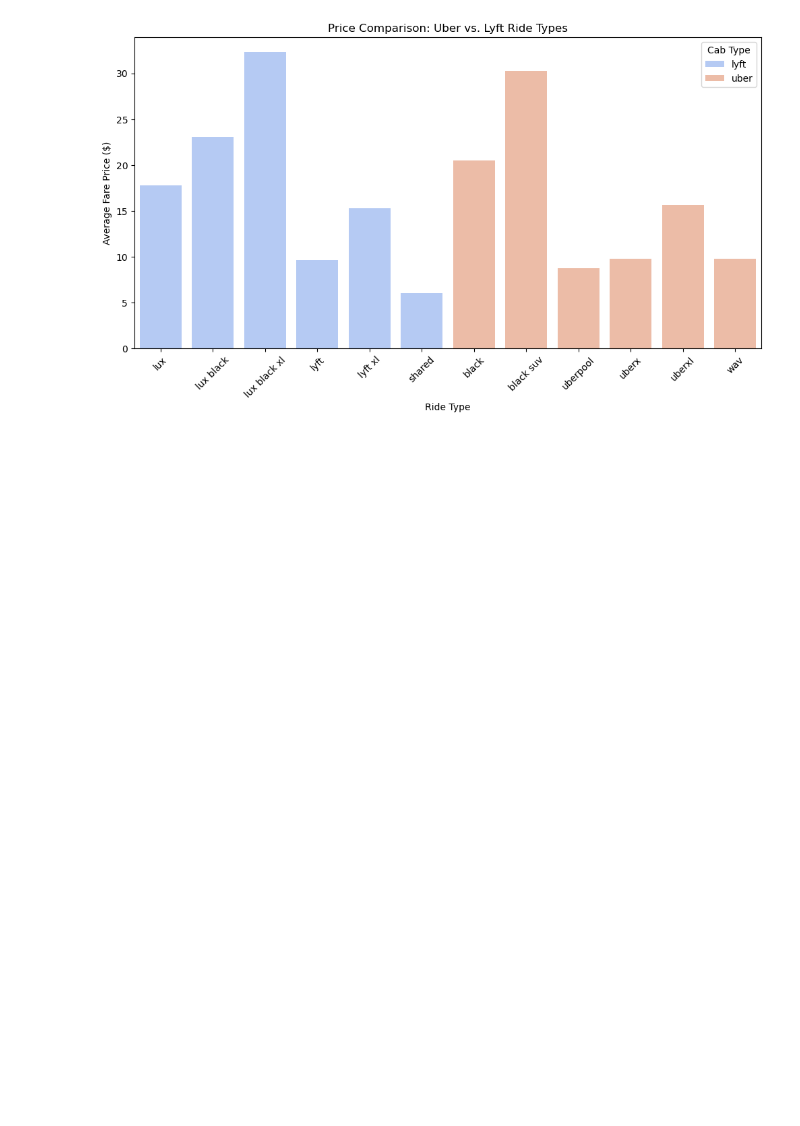
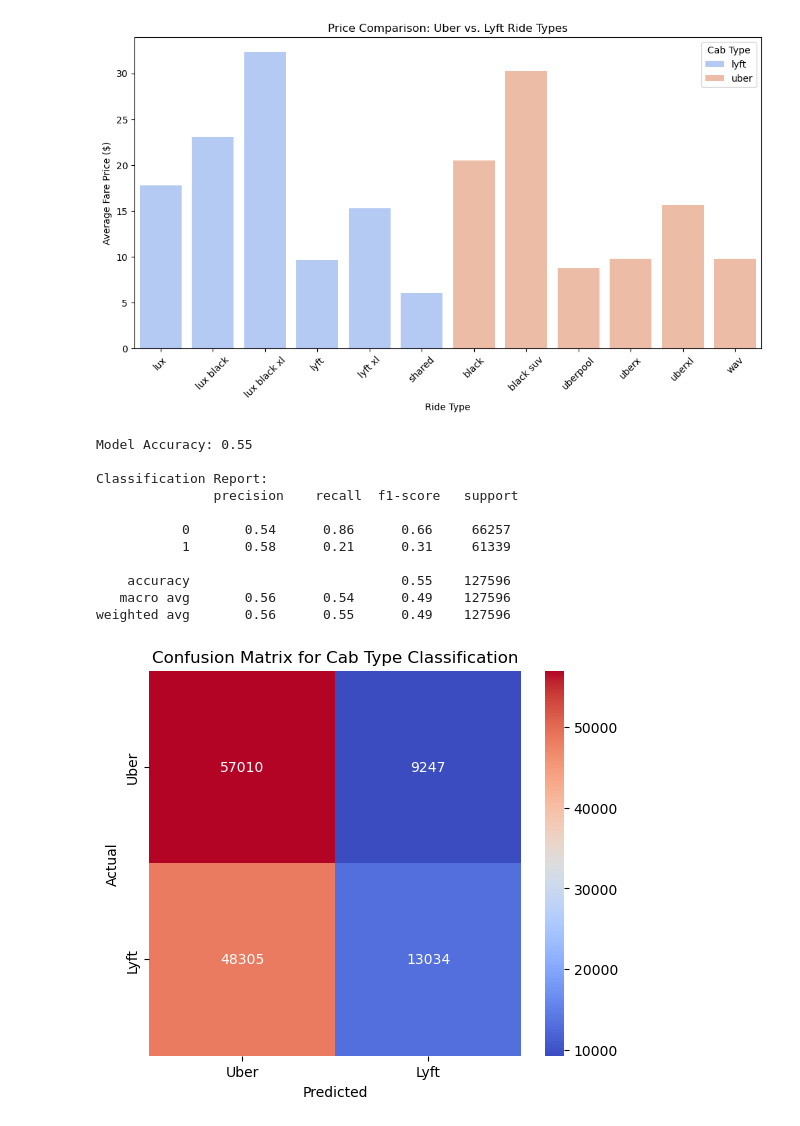
Before and after one commit to Priyanshu15082004/Data-visualization, a Jupyter notebook: NewuberDataAnalysis.ipynb, the cells around one changed output. Saved outputs shown, nothing was run; the diff lists cells and outputs as text; code cells hidden in the pictures; blank space fills up the shorter version.

```diff
--- a/NewuberDataAnalysis.ipynb
+++ b/NewuberDataAnalysis.ipynb
@@ -234,3 +234,71 @@ plt.legend(title="Cab Type")
 plt.show()
 # %% [output]
 [figure]
+# %%
+import pandas as pd
+import numpy as np
+import sqlite3
+import matplotlib.pyplot as plt
+import seaborn as sns
+from sklearn.model_selection import train_test_split
+from sklearn.preprocessing import StandardScaler, OneHotEncoder
+from sklearn.linear_model import LogisticRegression
+from sklearn.metrics import accuracy_score, classification_report, confusion_matrix
+
+# Connect to SQLite database
+conn = sqlite3.connect("rideshare_database.db")
+
+# Load data
+df = pd.read_sql("SELECT * FROM rideshare_data", conn)
+
+# Selecting relevant features
+features = ['price', 'distance', 'surge_multiplier']
+df = df.dropna(subset=features)  # Remove rows with missing values
+
+# Convert cab_type to binary (Uber=0, Lyft=1)
+df['cab_type'] = df['cab_type'].map({'uber': 0, 'lyft': 1})
+
+# Splitting data into features (X) and target variable (y)
+X = df[features]
+y = df['cab_type']
+
+# Split into training and testing sets (80% train, 20% test)
+X_train, X_test, y_train, y_test = train_test_split(X, y, test_size=0.2, random_state=42)
+
+# Standardize features (Scaling for better performance)
+scaler = StandardScaler()
+X_train = scaler.fit_transform(X_train)
+X_test = scaler.transform(X_test)
+
+# Train Logistic Regression Model
+model = LogisticRegression()
+model.fit(X_train, y_train)
+
+# Make predictions
+y_pred = model.predict(X_test)
+
+# Model Evaluation
+accuracy = accuracy_score(y_test, y_pred)
+print(f"Model Accuracy: {accuracy:.2f}")
+print("\nClassification Report:\n", classification_report(y_test, y_pred))
+
+# Confusion Matrix Visualization
+plt.figure(figsize=(6,5))
+sns.heatmap(confusion_matrix(y_test, y_pred), annot=True, fmt="d", cmap="coolwarm", xticklabels=["Uber", "Lyft"], yticklabels=["Uber", "Lyft"])
+plt.xlabel("Predicted")
+plt.ylabel("Actual")
+plt.title("Confusion Matrix for Cab Type Classification")
+plt.show()
+# %% [output]
+Model Accuracy: 0.55
+
+Classification Report:
+               precision    recall  f1-score   support
+
+           0       0.54      0.86      0.66     66257
+           1       0.58      0.21      0.31     61339
+
+    accuracy                           0.55    127596
+   macro avg       0.56      0.54      0.49    127596
+weighted avg       0.56      0.55      0.49    127596
+[figure, added]
```
